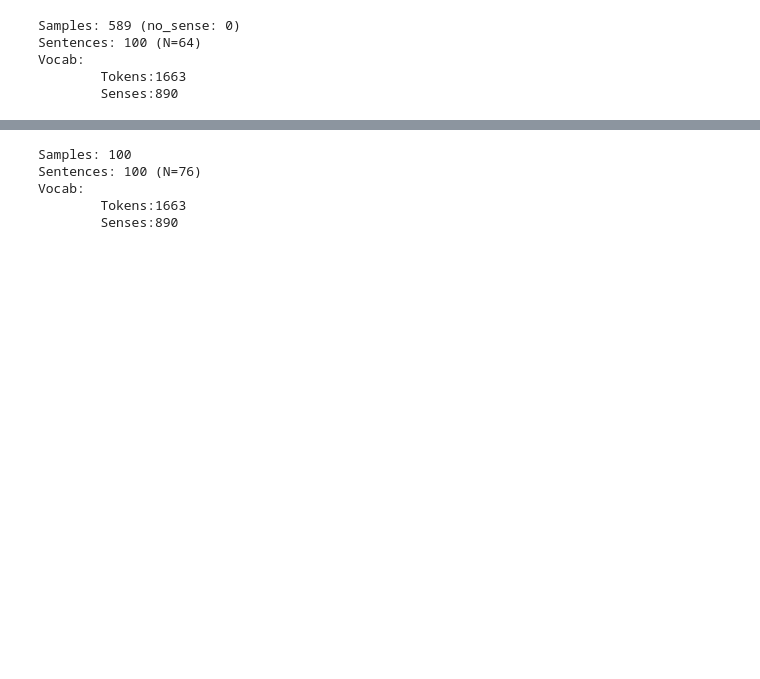
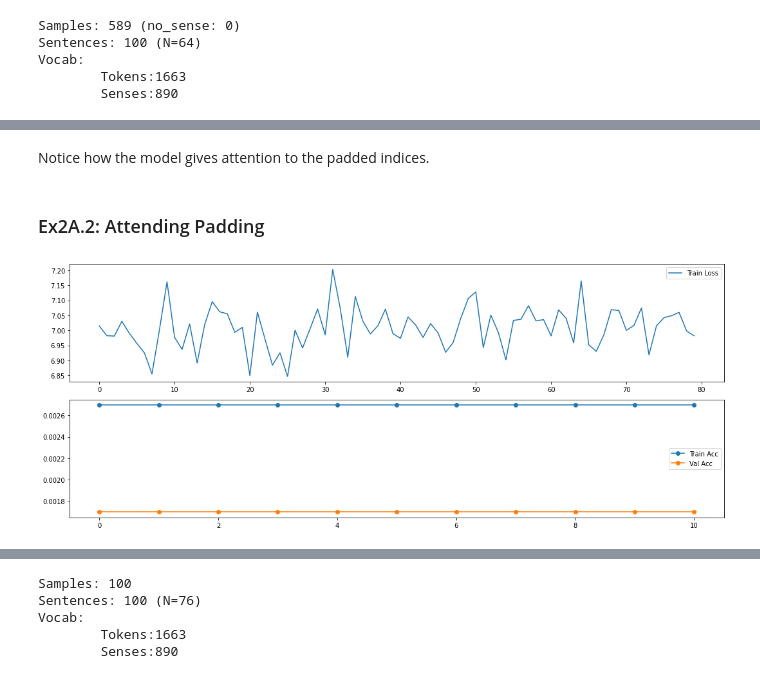
Before and after one commit to omerlevy/tau_amnlp, a Jupyter notebook: attention_exercise/wsd_model.ipynb, the cells around one changed output, grey strips where cells are left out. Drawn from its saved outputs; the diff is of its cells as text; code cells hidden in the pictures; blank space fills up the shorter version.

```diff
--- a/attention_exercise/wsd_model.ipynb
+++ b/attention_exercise/wsd_model.ipynb
@@ -93,0 +99,26 @@ The query token is highlighted green, attention with a pink - blue graident
+# %% [markdown]
+Notice how the model gives attention to the padded indices.
+# %% [markdown]
+### Ex2A.2: Attending Padding
+# %%
+m = model.WSDModel(
+    tokens_vocab.size(),
+    y_vocab.size(),
+    D=D,
+    dropout_prob=dropout
+).to(device)
+
+losses, train_acc, val_acc = train(
+    m, optimizer, datasets['train'], datasets['dev'], num_epochs=num_epochs, batch_size=batch_size)
+# %%
+fig, axs = plt.subplots(nrows=2, figsize=(15, 6))
+
+axs[0].plot(losses, '-', label='Train Loss');
+axs[0].legend()
+axs[1].plot(train_acc, '-o', label='Train Acc');
+axs[1].plot(val_acc, '-o', label='Val Acc');
+axs[1].legend()
+
+plt.tight_layout()
+# %% [output]
+[figure, added]
```
Also changed, not shown: parts of 28 cells of this notebook, 4 other files.
